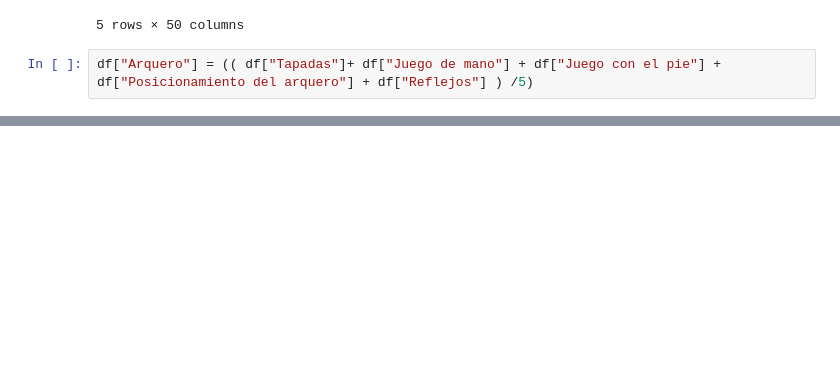
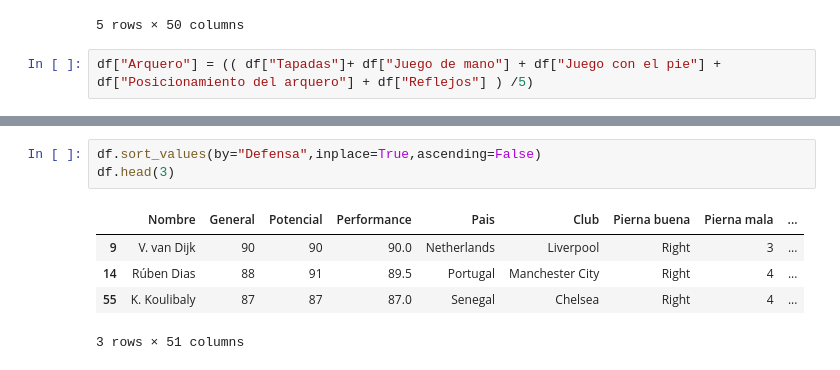
Before and after one commit to Depascuali/FIFA-Best-Team-EDA-, a Jupyter notebook: fifa23_EDA.ipynb, the cells around one changed output, grey strips where cells are left out. Saved outputs shown, nothing was run; the diff lists cells and outputs as text; blank space fills up the shorter version.

```diff
--- a/fifa23_EDA.ipynb
+++ b/fifa23_EDA.ipynb
@@ -157,0 +177,9 @@ df["Arquero"] = (( df["Tapadas"]+ df["Juego de mano"] + df["Juego con el pie"] +
+# %%
+df.sort_values(by="Defensa",inplace=True,ascending=False)
+df.head(3)
+# %% [output]
+|  | Nombre | General | Potencial | Performance | Pais | Club | Pierna buena | Pierna mala | ... |
+| 9 | V. van Dijk | 90 | 90 | 90.0 | Netherlands | Liverpool | Right | 3 | ... |
+| 14 | Rúben Dias | 88 | 91 | 89.5 | Portugal | Manchester City | Right | 4 | ... |
+| 55 | K. Koulibaly | 87 | 87 | 87.0 | Senegal | Chelsea | Right | 4 | ... |
+3 rows × 51 columns
```
Also changed, not shown: parts of 3 cells of this notebook.
